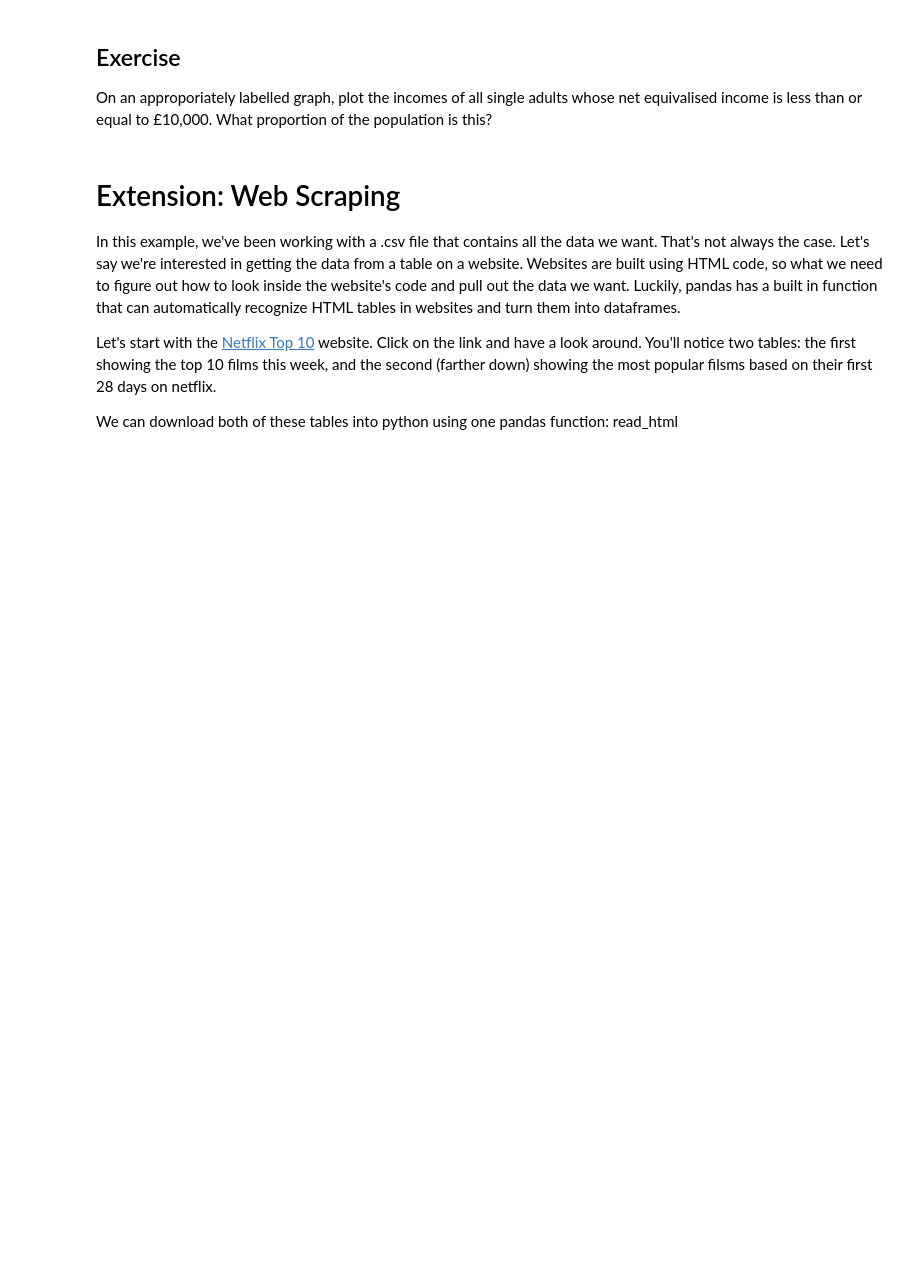
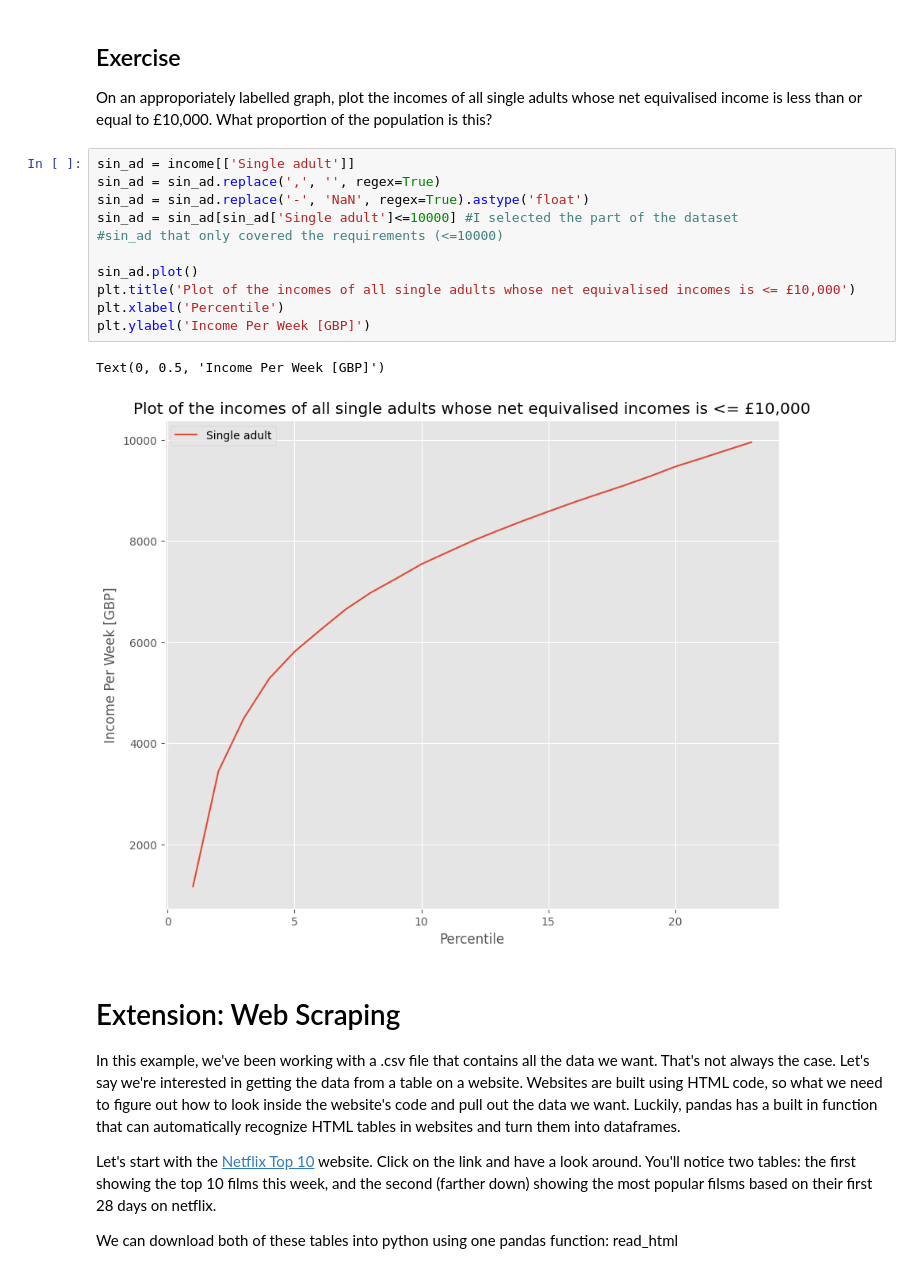
Before and after one commit to alixtrn/QM2, a Jupyter notebook: Copy of W2_Working_with_Data_in_Pandas.ipynb, the cells around one changed output. Saved outputs shown, nothing was run; the diff lists cells and outputs as text; blank space fills up the shorter version.

```diff
--- a/Copy of W2_Working_with_Data_in_Pandas.ipynb
+++ b/Copy of W2_Working_with_Data_in_Pandas.ipynb
@@ -402,6 +428,20 @@ We won't dwell on comparative operative, here we've used ">" to mean "is greater
 # %% [markdown]
 ## Exercise
 On an approporiately labelled graph, plot the incomes of all single adults whose net equivalised income is less than or equal to £10,000. What proportion of the population is this?
+# %%
+sin_ad = income[['Single adult']]
+sin_ad = sin_ad.replace(',', '', regex=True)
+sin_ad = sin_ad.replace('-', 'NaN', regex=True).astype('float')
+sin_ad = sin_ad[sin_ad['Single adult']<=10000] #I selected the part of the dataset
+#sin_ad that only covered the requirements (<=10000)
+
+sin_ad.plot()
+plt.title('Plot of the incomes of all single adults whose net equivalised incomes is <= £10,000')
+plt.xlabel('Percentile')
+plt.ylabel('Income Per Week [GBP]')
+# %% [output]
+Text(0, 0.5, 'Income Per Week [GBP]')
+[figure, added]
 # %% [markdown]
 # Extension: Web Scraping
 
```
Also changed, not shown: parts of 4 cells of this notebook.
